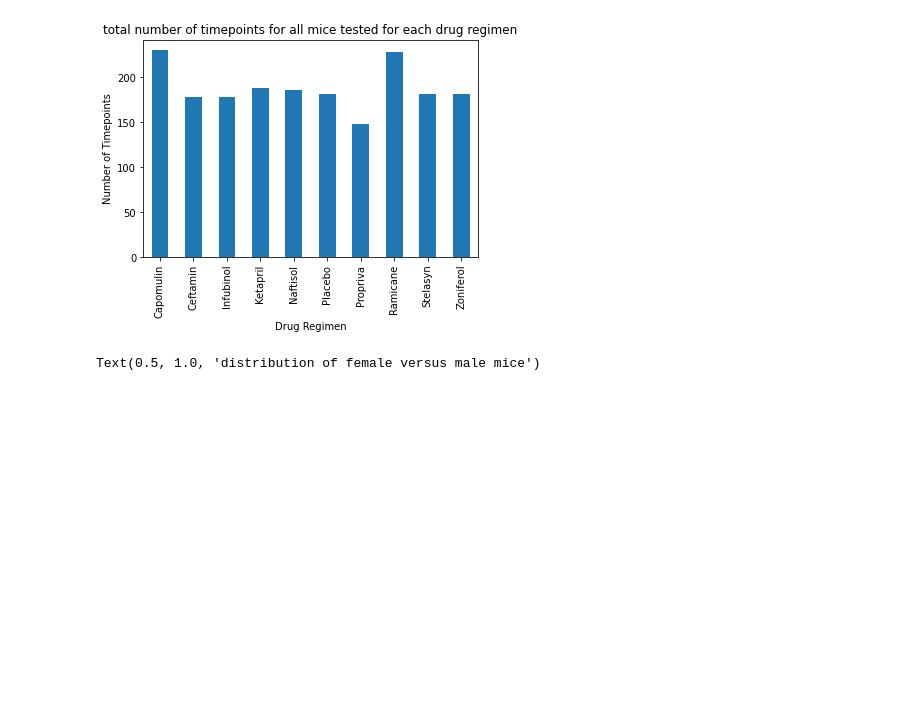
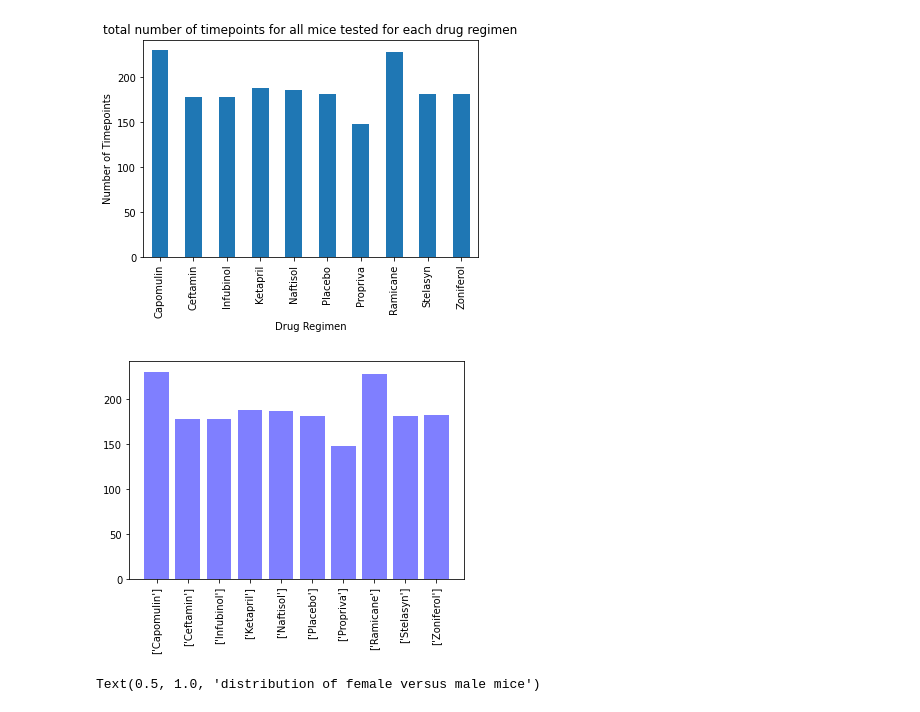
Before and after one commit to lilphonsdale/matplotlib-challenge, a Jupyter notebook: Pymaceuticals/pymaceuticals_analysis.ipynb, the cells around one changed output. Cells and saved outputs as stored; diff of their text form; code cells hidden in the pictures; blank space fills up the shorter version.

Commit message:
with bar chart
pandas bar chart

```diff
--- a/Pymaceuticals/pymaceuticals_analysis.ipynb
+++ b/Pymaceuticals/pymaceuticals_analysis.ipynb
@@ -155,6 +156,16 @@ Text(0, 0.5, 'Number of Timepoints')
 [figure]
 # %%
 # Generate a bar plot showing the total number of timepoints for all mice tested for each drug regimen using pyplot.
+
+x_axis = np.arange(len(regimen['Drug Regimen']))
+y_axis = regimen['Drug Regimen'].unique()
+tick_locations = [value for value in x_axis]
+plt.figure()
+plt.bar(x_axis, timepoints, color='b', alpha=0.5, align="center")
+plt.xticks(tick_locations, y_axis, rotation="vertical")
+plt.show()
+# %% [output]
+[figure, added]
 # %%
 # Generate a pie plot showing the distribution of female versus male mice using Pandas
 
```
Also changed, not shown: parts of 2 cells of this notebook.
